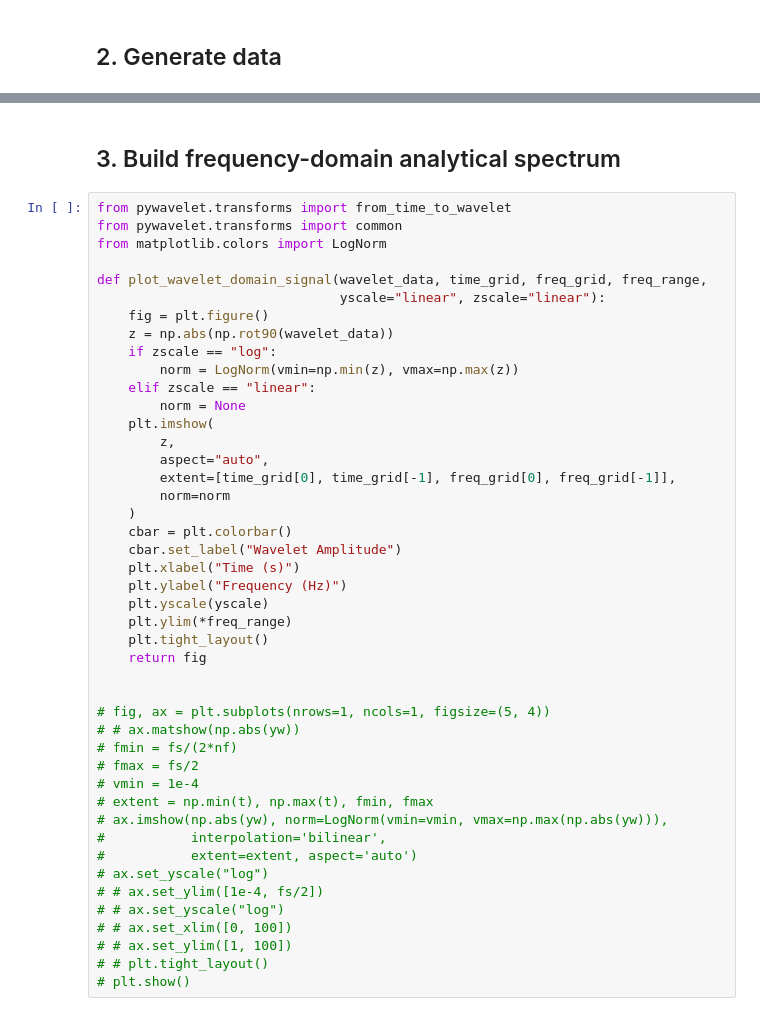
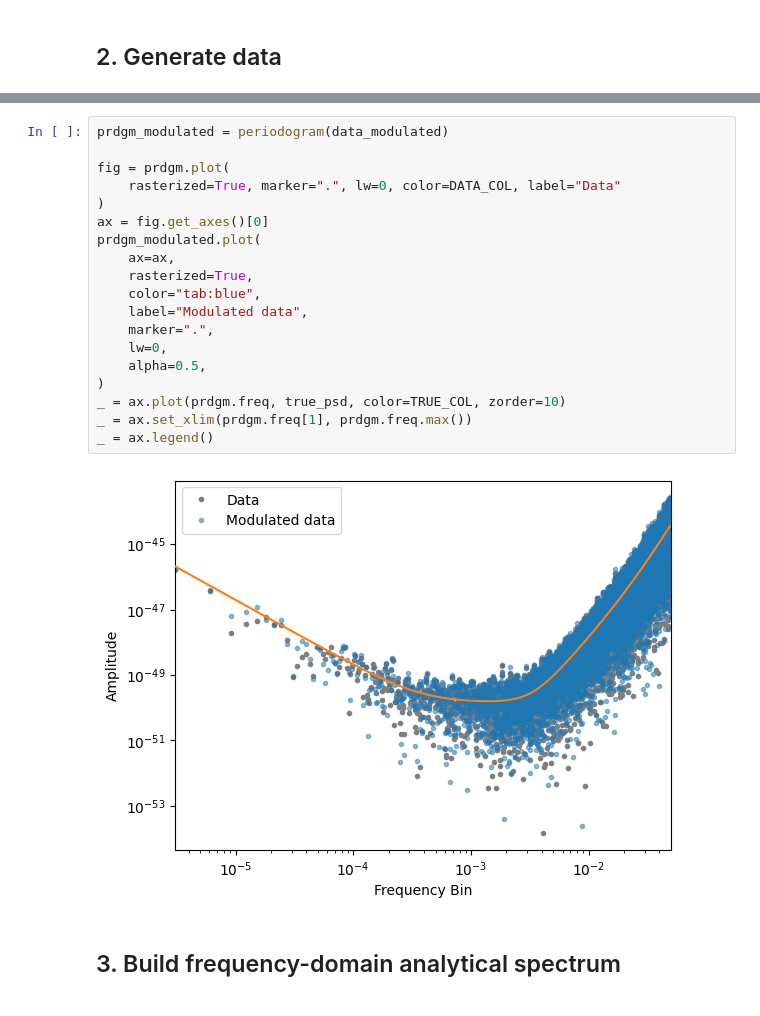
Before and after one commit to pywavelet/pywavelet, a Jupyter notebook: docs/demos/noise-wavelet-demo.ipynb, the cells around one changed output, grey strips where cells are left out. Saved outputs shown, nothing was run; the diff lists cells and outputs as text.

```diff
--- a/docs/demos/noise-wavelet-demo.ipynb
+++ b/docs/demos/noise-wavelet-demo.ipynb
@@ -212,48 +69,24 @@ plt.show()
+# %%
+prdgm_modulated = periodogram(data_modulated)
+
+fig = prdgm.plot(
+    rasterized=True, marker=".", lw=0, color=DATA_COL, label="Data"
+)
+ax = fig.get_axes()[0]
+prdgm_modulated.plot(
+    ax=ax,
+    rasterized=True,
+    color="tab:blue",
+    label="Modulated data",
+    marker=".",
+    lw=0,
+    alpha=0.5,
+)
+_ = ax.plot(prdgm.freq, true_psd, color=TRUE_COL, zorder=10)
+_ = ax.set_xlim(prdgm.freq[1], prdgm.freq.max())
+_ = ax.legend()
+# %% [output]
+[figure, added]
 # %% [markdown]
 ## 3. Build frequency-domain analytical spectrum
-# %%
-from pywavelet.transforms import from_time_to_wavelet
-from pywavelet.transforms import common
-from matplotlib.colors import LogNorm
-
-def plot_wavelet_domain_signal(wavelet_data, time_grid, freq_grid, freq_range,
-                               yscale="linear", zscale="linear"):
-    fig = plt.figure()
-    z = np.abs(np.rot90(wavelet_data))
-    if zscale == "log":
-        norm = LogNorm(vmin=np.min(z), vmax=np.max(z))
-    elif zscale == "linear":
-        norm = None
-    plt.imshow(
-        z,
-        aspect="auto",
-        extent=[time_grid[0], time_grid[-1], freq_grid[0], freq_grid[-1]],
-        norm=norm
-    )
-    cbar = plt.colorbar()
-    cbar.set_label("Wavelet Amplitude")
-    plt.xlabel("Time (s)")
-    plt.ylabel("Frequency (Hz)")
-    plt.yscale(yscale)
-    plt.ylim(*freq_range)
-    plt.tight_layout()
-    return fig
-
-
-# fig, ax = plt.subplots(nrows=1, ncols=1, figsize=(5, 4))
-# # ax.matshow(np.abs(yw))
-# fmin = fs/(2*nf)
-# fmax = fs/2
-# vmin = 1e-4
-# extent = np.min(t), np.max(t), fmin, fmax
-# ax.imshow(np.abs(yw), norm=LogNorm(vmin=vmin, vmax=np.max(np.abs(yw))),
-#           interpolation='bilinear',
-#           extent=extent, aspect='auto')
-# ax.set_yscale("log")
-# # ax.set_ylim([1e-4, fs/2])
-# # ax.set_yscale("log")
-# # ax.set_xlim([0, 100])
-# # ax.set_ylim([1, 100])
-# # plt.tight_layout()
-# plt.show()
 # %%
```
Also changed, not shown: parts of 30 cells of this notebook, 9 other files.
